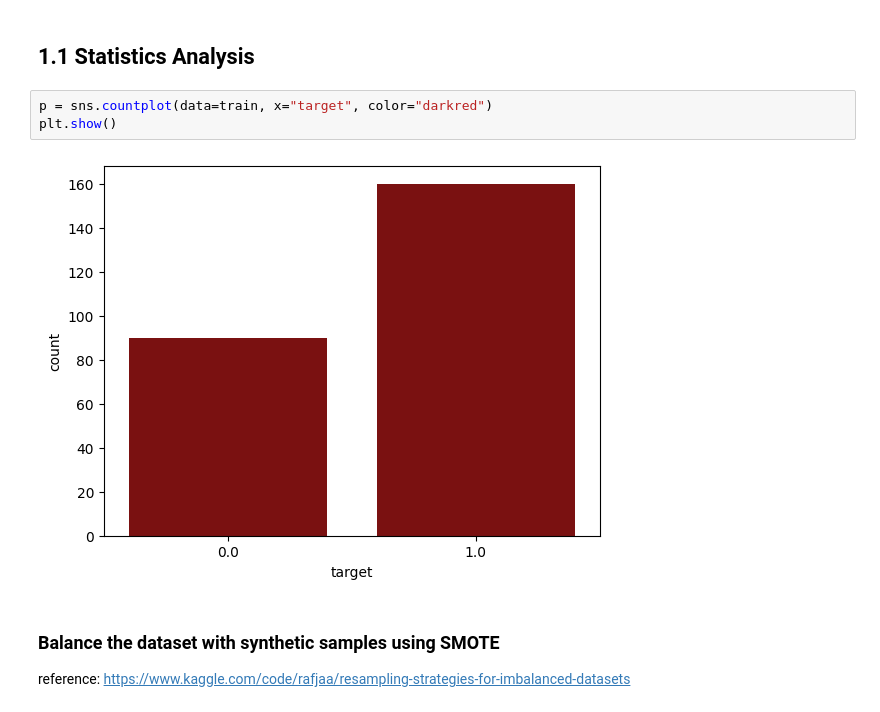
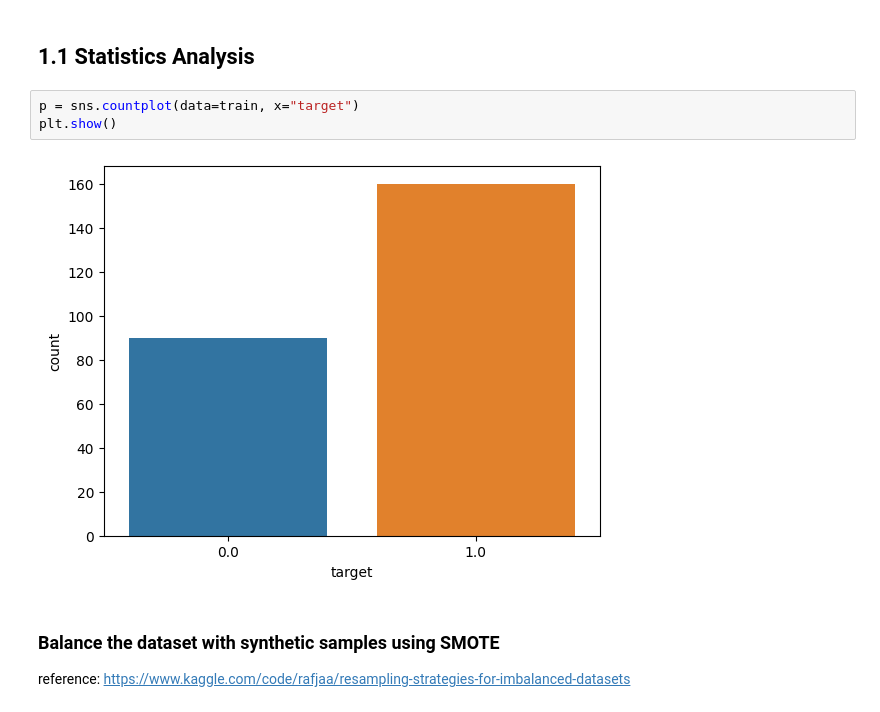
Before and after one commit to zoezhousy/COMP4432_Kaggle_Dont_Overfit_II, a Jupyter notebook: comp4432-dont-overfit-ii.ipynb, the cells around one changed output. Drawn from its saved outputs; the diff is of its cells as text.

```diff
--- a/comp4432-dont-overfit-ii.ipynb
+++ b/comp4432-dont-overfit-ii.ipynb
@@ -100,10 +100,10 @@ Name: count, dtype: int64
 # %% [markdown]
 ## 1.1 Statistics Analysis
 # %%
-p = sns.countplot(data=train, x="target", color="darkred")
+p = sns.countplot(data=train, x="target")
 plt.show()
 # %% [output]
-[figure, old version]
+[figure, new version]
 # %% [markdown]
 ### Balance the dataset with synthetic samples using SMOTE
 reference: https://www.kaggle.com/code/rafjaa/resampling-strategies-for-imbalanced-datasets
```
Also changed, not shown: parts of 44 cells of this notebook.
